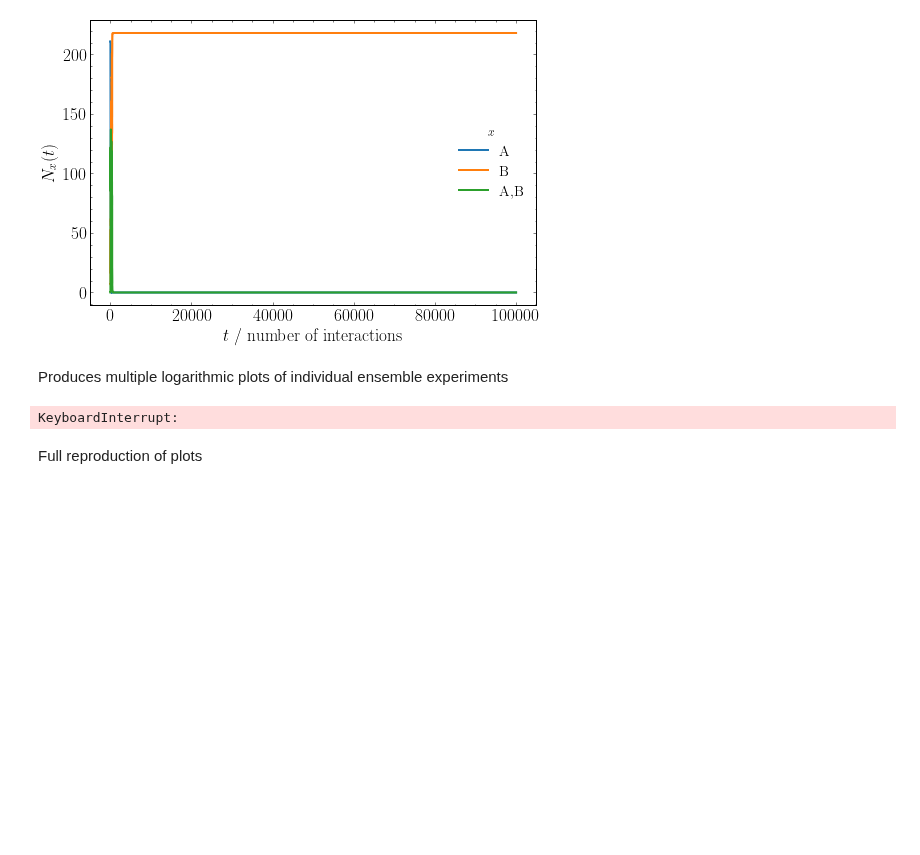
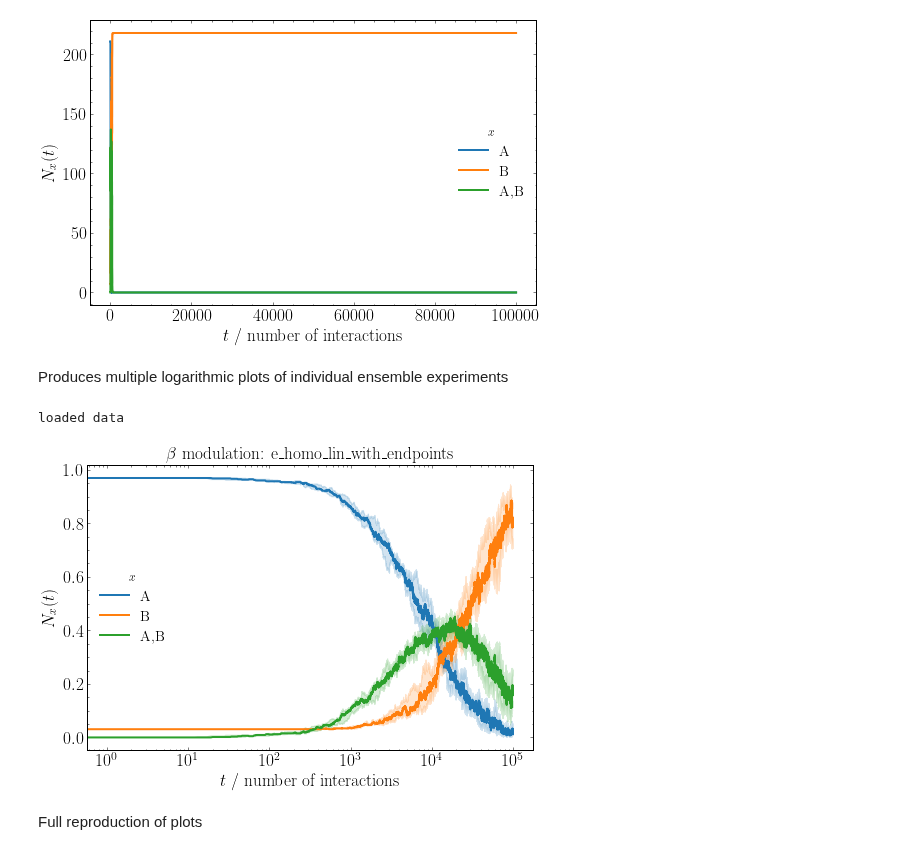
Before and after one commit to tomcjackc/higher-order-social-dynamics, a Jupyter notebook: higher order ng (beta modulation)/N_vs_time.ipynb, the cells around one changed output. Drawn from its saved outputs; the diff is of its cells as text; code cells hidden in the pictures; blank space fills up the shorter version.

```diff
--- a/higher order ng (beta modulation)/N_vs_time.ipynb
+++ b/higher order ng (beta modulation)/N_vs_time.ipynb
@@ -22,15 +25,14 @@ mpl.style.use('report_style.mplstyle')
 # %% [markdown]
 Parameters of the experiment
 # %%
-prop_committed = 0.03
-beta_mod_rule = 'n_simple_scale'
-beta_non_committed = 1
-beta_committed = 1
-ensemble_size = 1
-run_length = 10**1
+prop = 0.03
+beta_mod_rule = 'e_homo_lin_with_endpoints'
+params = (0.21052631578947367, 0.3157894736842105) #(0.21052631578947367, 0.2631578947368421) #(0.21052631578947367, 0.3157894736842105)
+ensemble_size = 10
+run_length = 10**5
 social_structures = ['InVS15', 'LyonSchool', 'SFHH', 'Thiers13']
 # %% [markdown]
 Run the ensemble experiments
 # %%
-for i in social_structures[:]:
-    run_ensemble_experiment(prop_committed, beta_non_committed, beta_committed, ensemble_size, run_length, i, beta_mod_rule=beta_mod_rule)
+for i in social_structures[-1:]:
+    run_ensemble_experiment(prop, ensemble_size, run_length, i, beta_mod_rule=beta_mod_rule, beta_mod_rule_params=params)
@@ -64,9 +41,9 @@ for i in social_structures[:]:
 # %% [markdown]
 Plot results for ensemble experiment on linear time axis
 # %%
-social_structure = 'LyonSchool'
+social_structure = 'Thiers13'
 
-fname = f'{social_structure}_{beta_mod_rule}_{prop_committed}_{beta_non_committed}_{beta_committed}_{run_length}_{ensemble_size}'
+fname = f'{social_structure}_{beta_mod_rule}_{params}_{prop}_{run_length}_{ensemble_size}'
 
 data = genfromtxt(f'outputs/{fname}.csv', delimiter=',')
 
@@ -108,8 +85,8 @@ loaded data
 Produces multiple logarithmic plots of individual ensemble experiments
 # %%
 
-for social_structure in social_structures[:]:
-    fname = f'{social_structure}_{beta_mod_rule}_{prop_committed}_{beta_non_committed}_{beta_committed}_{run_length}_{ensemble_size}'
+for social_structure in social_structures[-1:]:
+    fname = f'{social_structure}_{beta_mod_rule}_{params}_{prop}_{run_length}_{ensemble_size}'
 
     data = genfromtxt(f'outputs/{fname}.csv', delimiter=',')
 
@@ -125,34 +102,35 @@ for social_structure in social_structures[:]:
     B_data = B_data/N
     AB_data = AB_data/N
 
     A_data_av = np.median(A_data, axis=0)
     A_data_25 = np.percentile(A_data, 25, axis=0)
     A_data_75 = np.percentile(A_data, 75, axis=0)
     B_data_av = np.median(B_data, axis=0)
     B_data_25 = np.percentile(B_data, 25, axis=0)
     B_data_75 = np.percentile(B_data, 75, axis=0)
     AB_data_av = np.median(AB_data, axis=0)
     AB_data_25 = np.percentile(AB_data, 25, axis=0)
     AB_data_75 = np.percentile(AB_data, 75, axis=0)
 
     t = np.linspace(0, run_length, num=run_length+1, endpoint=True)
 
     plt.figure()
     plt.plot(t, A_data_av, color='tab:blue', label='A')
     plt.fill_between(t, y1=A_data_25, y2=A_data_75, color='tab:blue', alpha=0.2)
     plt.plot(t, B_data_av, color='tab:orange', label='B')
     plt.fill_between(t, y1=B_data_25, y2=B_data_75, color='tab:orange', alpha=0.2)
     plt.plot(t, AB_data_av, color='tab:green', label='A,B')
     plt.fill_between(t, y1=AB_data_25, y2=AB_data_75, color='tab:green', alpha=0.2)
     plt.xscale('log')
     plt.title(r'$\beta$ modulation: ' + beta_mod_rule)
     plt.xlabel('$t$ / number of interactions')
     plt.ylabel(r'$N_{x}(t)$')
     plt.legend(title=r'$x$')
     plt.savefig(f'figures/{fname}_logtime.pdf')
     plt.show()
 # %% [output]
-KeyboardInterrupt:
+loaded data
+[figure, added]
 # %% [markdown]
 Full reproduction of plots
 # %%
```
Also changed, not shown: parts of 6 cells of this notebook, 33 other files.
